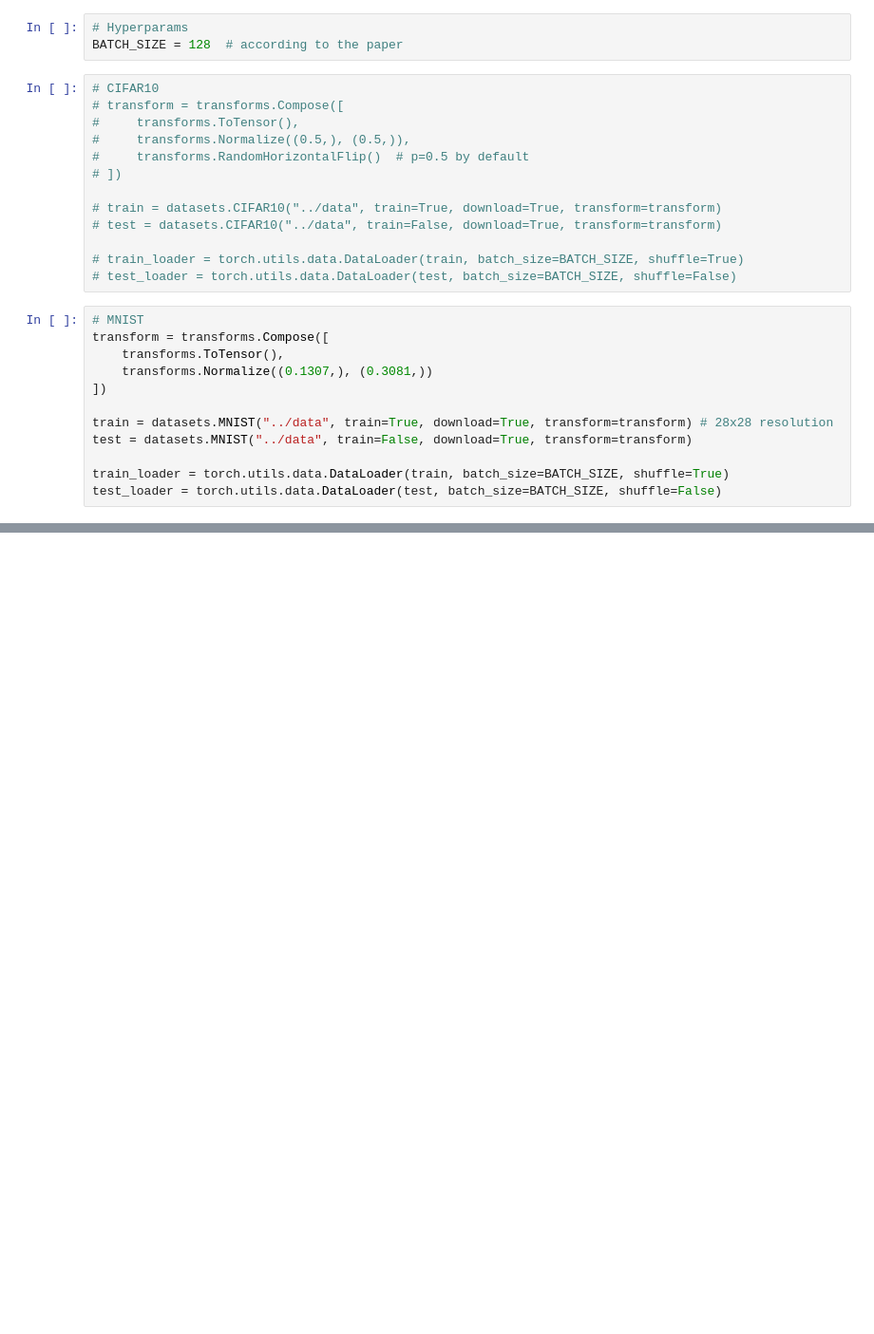
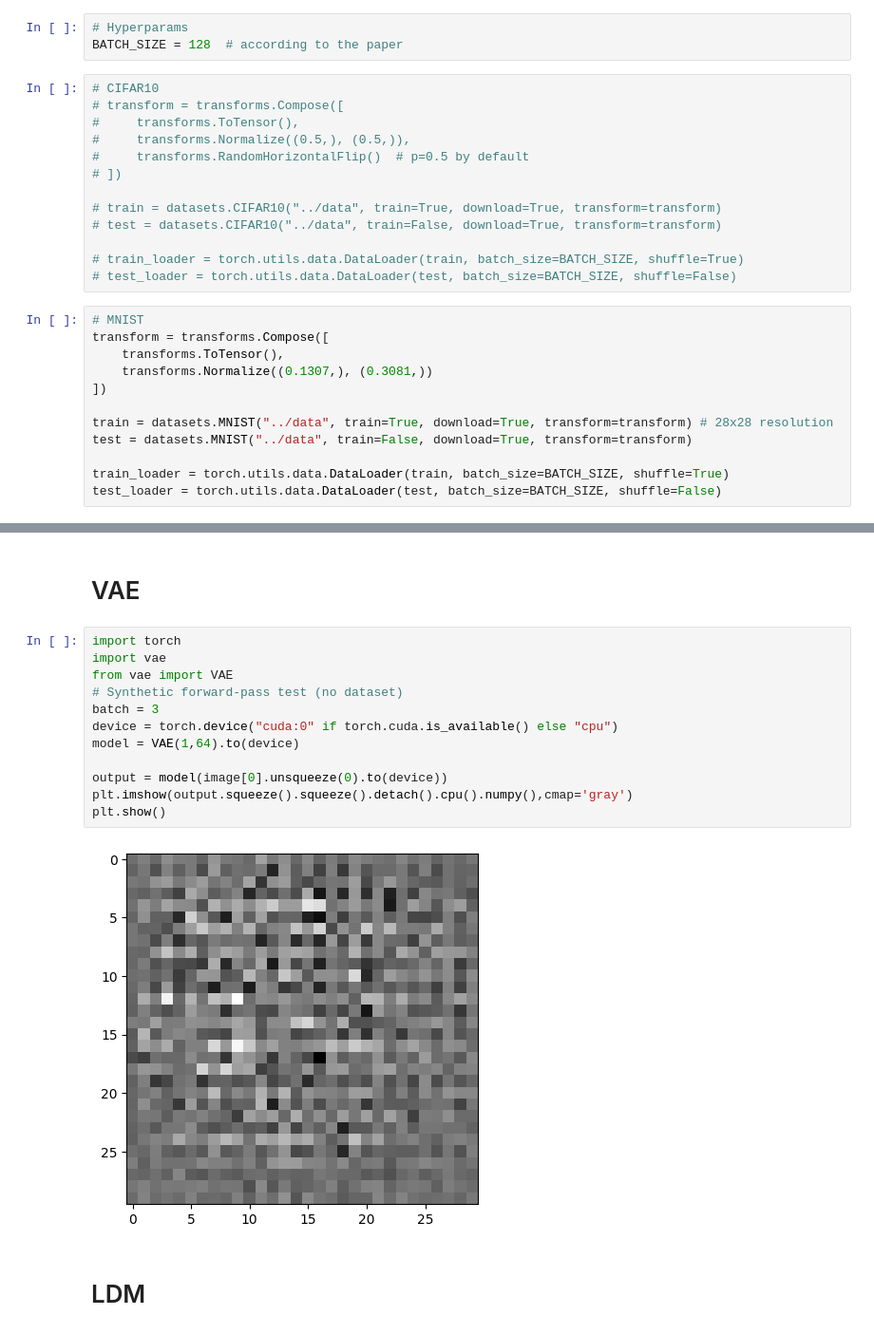
Before and after one commit to total-expectation/ddpm, a Jupyter notebook: ddpm.ipynb, the cells around one changed output, grey strips where cells are left out. Shown at 95% size. Saved outputs shown, nothing was run; the diff lists cells and outputs as text; blank space fills up the shorter version.

```diff
--- a/ddpm.ipynb
+++ b/ddpm.ipynb
@@ -73,0 +70,18 @@ RuntimeError: mat1 and mat2 shapes cannot be multiplied (917504x28 and 256x256)
+# %% [markdown]
+# VAE
+# %%
+import torch
+import vae
+from vae import VAE
+# Synthetic forward-pass test (no dataset)
+batch = 3
+device = torch.device("cuda:0" if torch.cuda.is_available() else "cpu")
+model = VAE(1,64).to(device)
+
+output = model(image[0].unsqueeze(0).to(device))
+plt.imshow(output.squeeze().squeeze().detach().cpu().numpy(),cmap='gray')
+plt.show()
+# %% [output]
+[figure, added]
+# %% [markdown]
+# LDM
```
Also changed, not shown: parts of 5 cells of this notebook, 3 other files.
